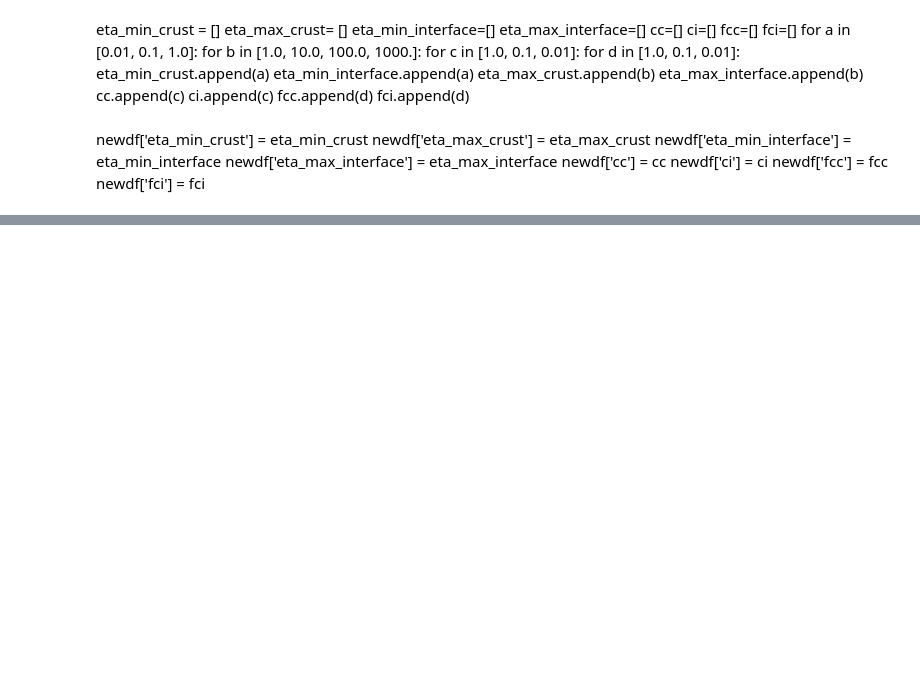
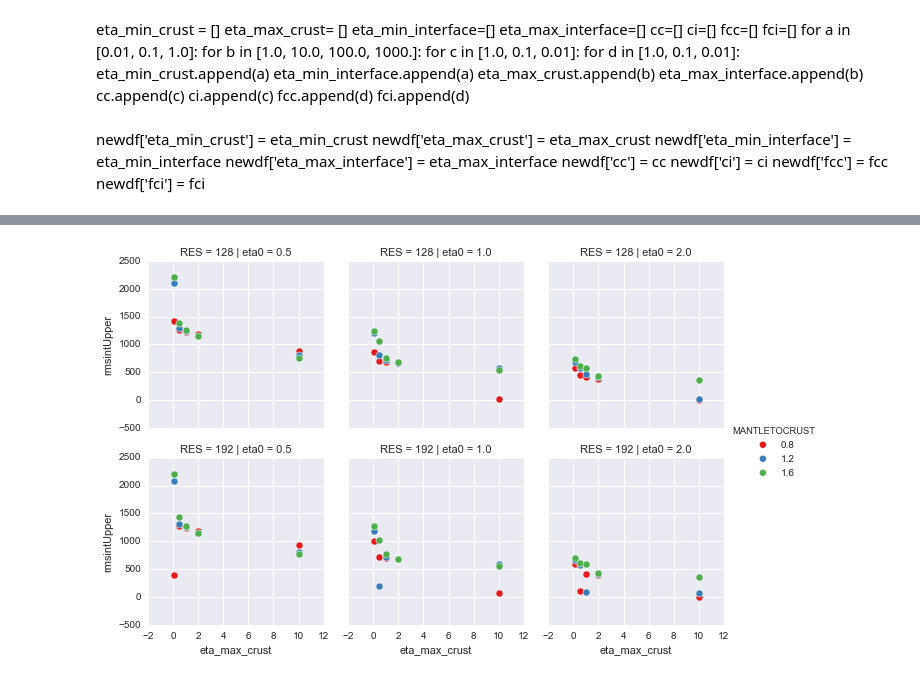
Before and after one commit to dansand/2dthermalslabs, a Jupyter notebook: kaplan/Analysis/pandas_analysis.ipynb, the cells around one changed output, grey strips where cells are left out. Saved outputs shown, nothing was run; the diff lists cells and outputs as text; code cells hidden in the pictures; blank space fills up the shorter version.

```diff
--- a/kaplan/Analysis/pandas_analysis.ipynb
+++ b/kaplan/Analysis/pandas_analysis.ipynb
@@ -288,0 +300,16 @@ ndp.subzone
+# %%
+newdf['rmsintUpper'] = newdf['rmsintLith'] - newdf['rmsintLower']
+# %%
+yaxis = 'rmsintUpper' #'rmsSurf'#, 'nuTop' #
+
+kws = dict(s=50, linewidth=.5, edgecolor="w")
+
+g = sns.FacetGrid(newdf, col="eta0",  row='RES', hue="MANTLETOCRUST", palette="Set1")
+g = g.map(plt.scatter, 'eta_max_crust', yaxis,  **kws).add_legend()
+#.set(ylim=(0, 30000))
+
+
+#g.fig.get_axes()[0].set_xscale('log')
+plt.show()
+# %% [output]
+[figure, added]
```
Also changed, not shown: parts of 14 cells of this notebook, 3 other files.
